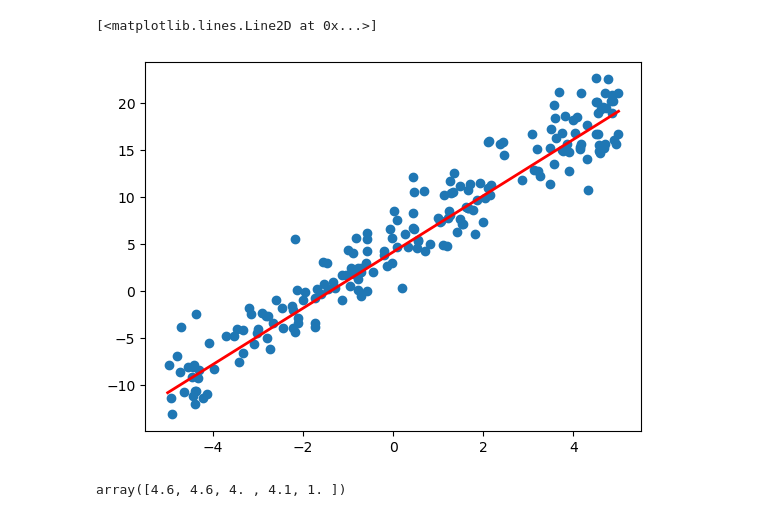
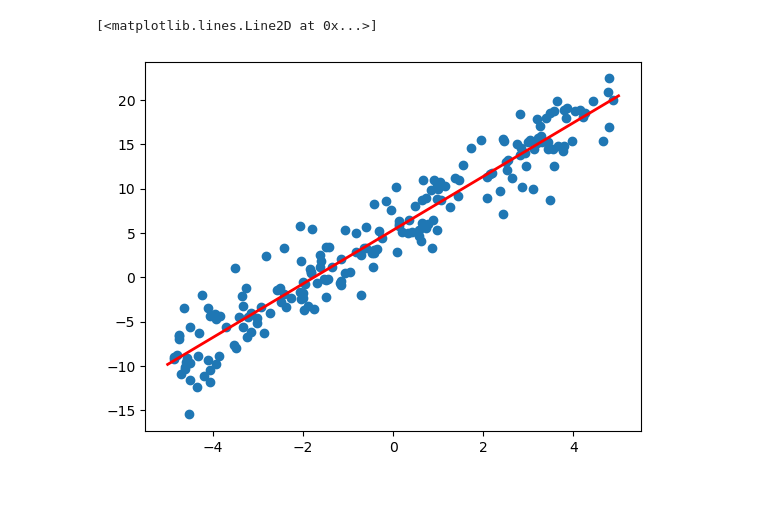
Before and after one commit to DarkKnight7107/DSAI, a Jupyter notebook: LinearRegressor.ipynb, the cells around one changed output. Cells and saved outputs as stored; diff of their text form; code cells hidden in the pictures.

```diff
--- a/LinearRegressor.ipynb
+++ b/LinearRegressor.ipynb
@@ -3,9 +3,10 @@ import numpy as np
 import matplotlib.pyplot as plt
 
 class LinearRegressor:
-    def __init__(self, learning_rate = 0.01, n_iterations = 1000):
+    def __init__(self, learning_rate = 0.001, n_iterations = 10000, epsilon = 0.01):
         self.learning_rate = learning_rate
         self.n_iterations = n_iterations
+        self.epsilon = epsilon
         self.model_parameters = None
 
     def _y_pred_(self, X, params):
@@ -33,10 +34,12 @@ class LinearRegressor:
 
     def fit_(self, X, y):
         delta = 0.00001
+
         num_parameters = X.shape[1] + 1
+
         self.model_parameters = np.random.rand(num_parameters)
-
         gradients = np.zeros(num_parameters)
+        eps = np.zeros_like(gradients) + self.epsilon
         X_ = np.insert(X,X.shape[1],np.ones(X.shape[0]), axis=1)
         delI = delta*np.identity(num_parameters)
 
@@ -45,19 +48,13 @@ class LinearRegressor:
             grads = delI + self.model_parameters
             gradients = (np.mean((np.dot(X_,grads.T) - y)**2, axis=0) - np.mean((np.dot(X_,params.T) - y)**2, axis=0))/delta
             self.model_parameters -= self.learning_rate*gradients
-
-        print(gradients)
-        print(self.model_parameters)
-        # print((np.dot(X_,params.T) - y))
-
-        # print((np.dot(X_,grads.T) - y) - (np.dot(X_,params.T) - y))
-        # print(np.dot(X_,params.T))
-
+            if (np.abs(gradients) < eps).all(0):
+                break
 
     def predict(self, X):
-        ones = np.ones(X.shape[0])
+        X_ = np.insert(X,X.shape[1],np.ones(X.shape[0]), axis=1)
 
-        return (np.dot(X,self.model_parameters[:-1]) + np.dot(ones, self.model_parameters[-1])).reshape(-1,1)
+        return (np.dot(X_,self.model_parameters)).reshape(-1,1)
 
     def __repr__(self):
         return f"Model Parameters: {self.model_parameters}"
@@ -81,9 +78,14 @@ Model Parameters: [4.00421511 4.99403549 3.06650333]
 # %%
-m = 200
-X = 10*np.random.rand(m,1) - 5
-y = 3*X + 5 + 2.5*np.random.randn(m,1)
+num_inst = 200
+X = 10*np.random.rand(num_inst,1) - 5
+y = 3*X + 5 + 2.5*np.random.randn(num_inst,1)
 
-lr1 = LinearRegressor(0.001, 1000)
-lr1.fit(X,y)
-lr1
+lr1 = LinearRegressor(0.001, 10000)
+%time lr1.fit_(X,y)
+print(lr1)
+
+plt.scatter(X,y)
+a = [-5, 5]
+b = [a[0]*lr1.model_parameters[0] + lr1.model_parameters[1], a[1]*lr1.model_parameters[0] + lr1.model_parameters[1]]
+plt.plot(a, b, color='r', linewidth=2)
 # %% [output]
@@ -91,18 +95,2 @@ Model Parameters: [2.9994577  4.17213032]
+[<matplotlib.lines.Line2D at 0x...>]
+[figure, added]
-# %%
-plt.scatter(X,y)
-
-a = [-5, 5]
-b = [a[0]*lr1.model_parameters[0] + lr1.model_parameters[1], a[1]*lr1.model_parameters[0] + lr1.model_parameters[1]]
-plt.plot(a, b, color='r', linewidth=2)
-# %% [output]
-[<matplotlib.lines.Line2D at 0x...>]
-[figure, removed]
-# %%
-X = np.random.randint(2, 9, (10,4))
-
-o1 = np.ones(X.shape[0])
-x = np.insert(X,X.shape[1],o1, axis=1)
-
-np.mean(x, axis=0)
-# %% [output]
-array([4.6, 4.6, 4. , 4.1, 1. ])
```
Also changed, not shown: parts of 6 cells of this notebook.
